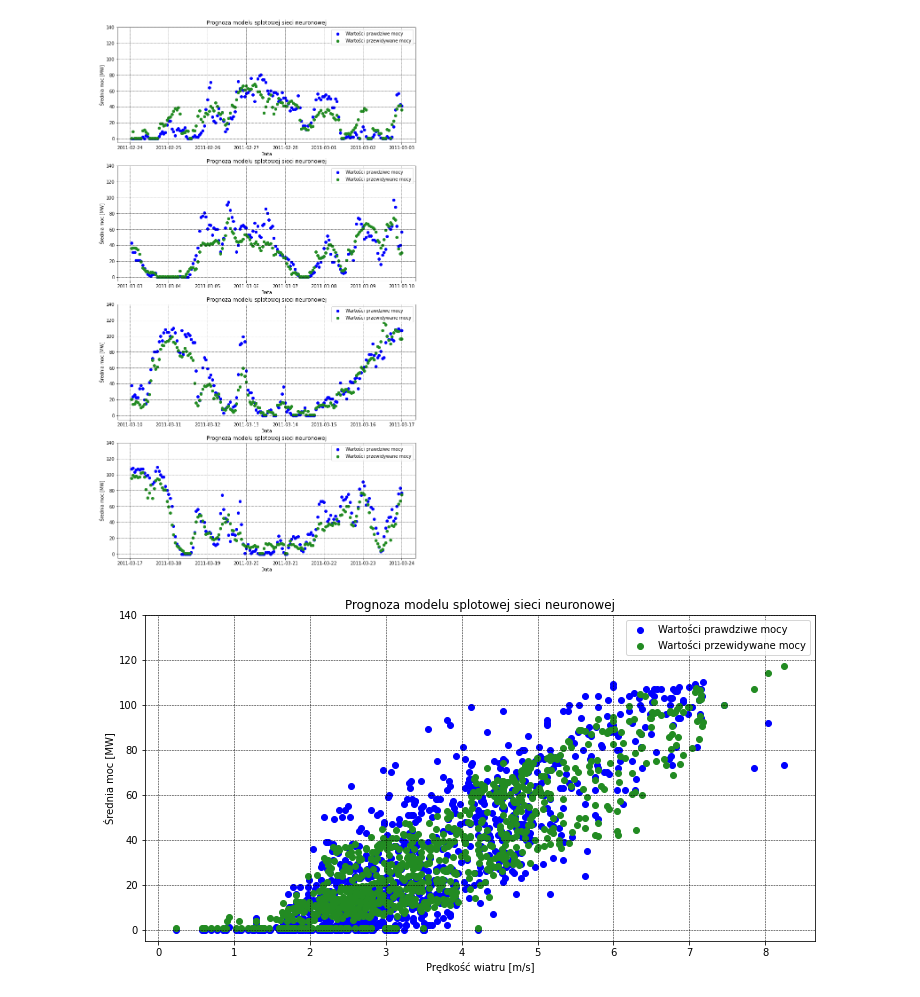
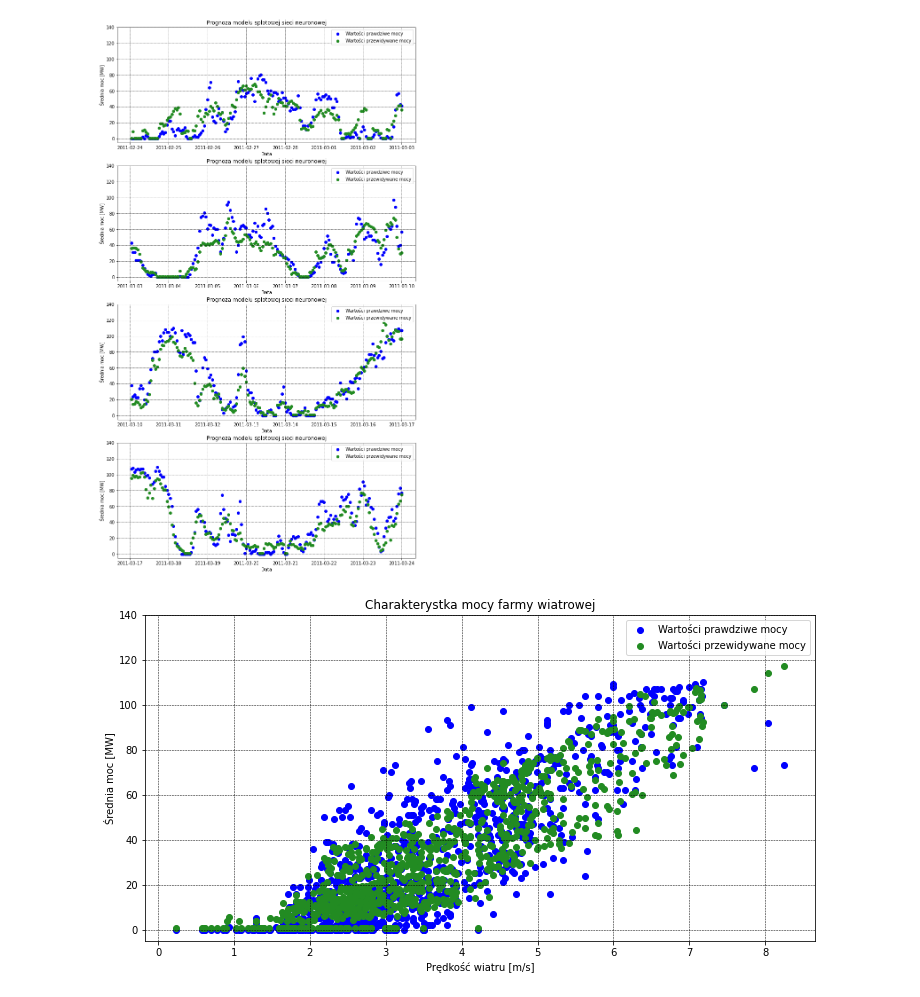
Before and after one commit to Dawidemm/wind-farm-power-forecasting, a Jupyter notebook: ForecastingCNN.ipynb, the cells around one changed output. Drawn from its saved outputs; the diff is of its cells as text; code cells hidden in the pictures.

```diff
--- a/ForecastingCNN.ipynb
+++ b/ForecastingCNN.ipynb
@@ -114,15 +114,15 @@ ax0.legend(loc='best')
 # %%
 plt.scatter(dataset.wind_speed[int(dataset.lenght * 0.9):], test_dataset[1], color='blue', label='Wartości prawdziwe mocy')
 plt.scatter(dataset.wind_speed[int(dataset.lenght * 0.9):], predictions, color='forestgreen', label='Wartości przewidywane mocy')
 fig = plt.gcf()
 fig = fig.set_size_inches(12,6)
 plt.ylim([-5, 140])
 plt.ticklabel_format(axis='y', style='plain')
 plt.grid(color='k', linewidth=0.5, linestyle='--')
-plt.title('Prognoza modelu splotowej sieci neuronowej')
+plt.title('Charakterystka mocy farmy wiatrowej')
 plt.xlabel('Prędkość wiatru [m/s]')
 plt.ylabel('Średnia moc [MW]')
 plt.legend(loc='best')
 plt.show()
 # %% [output]
-[figure, old version]
+[figure, new version]
```
